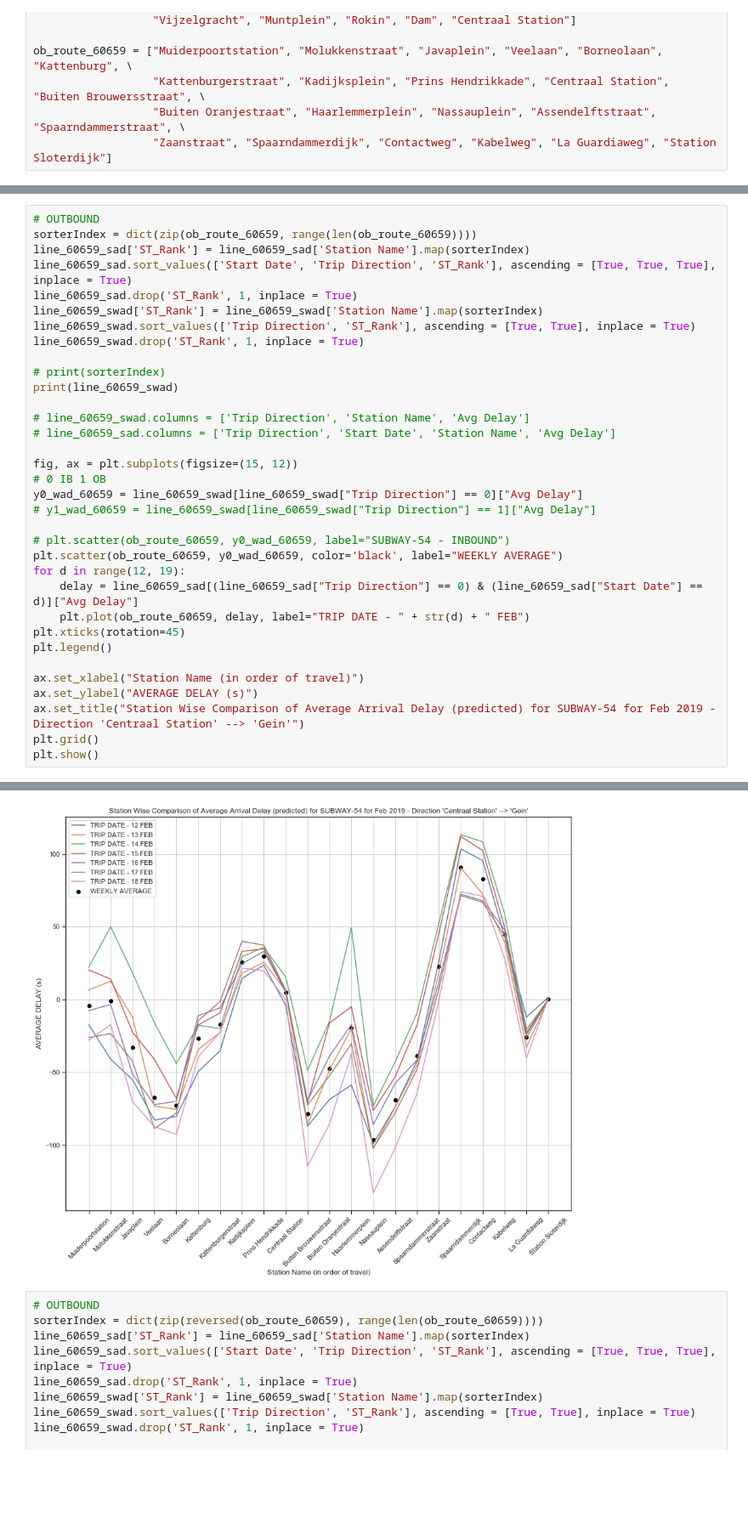
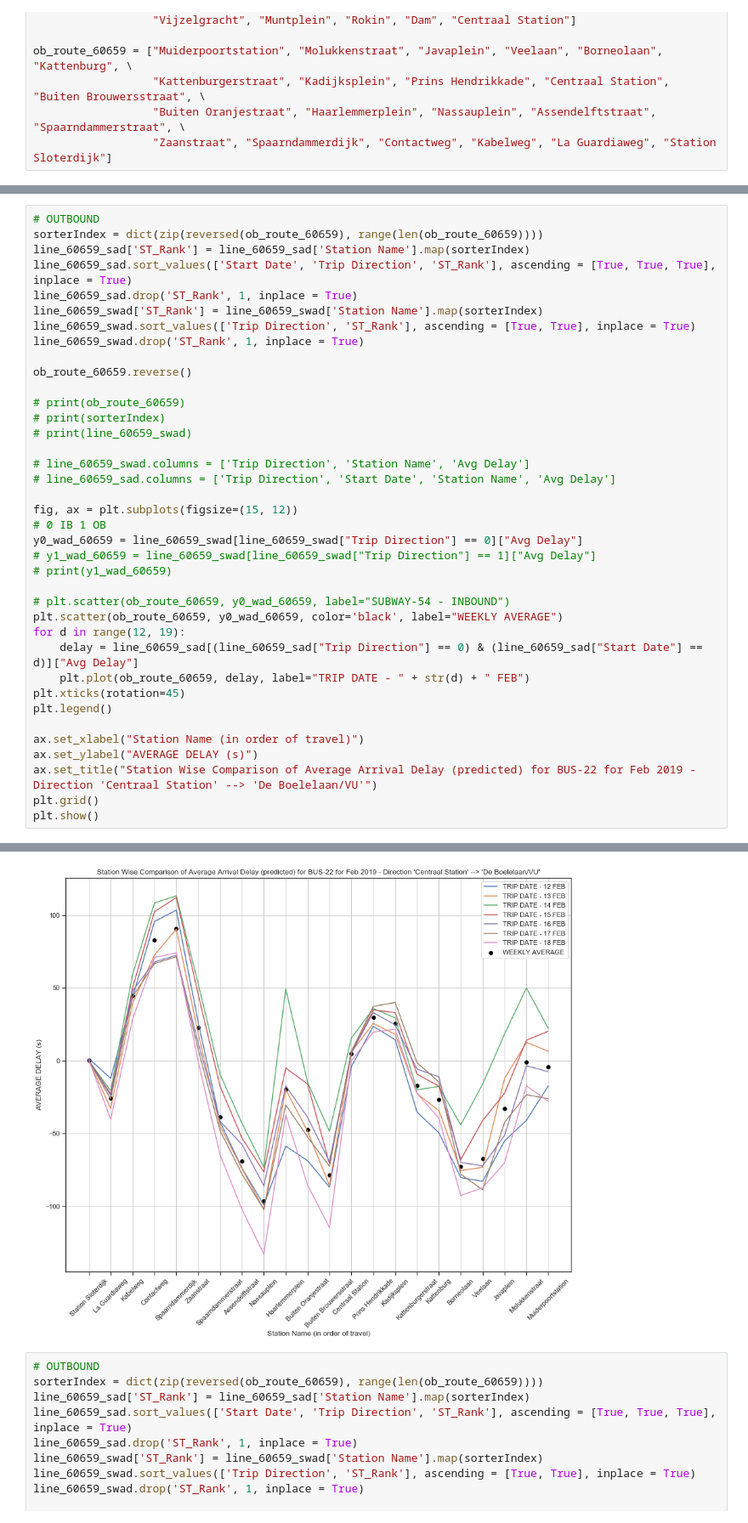
Before and after one commit to kakkaranupam/gtfs-code, a Jupyter notebook: Untitled.ipynb, the cells around one changed output, grey strips where cells are left out. Shown at 85% size. Cells and saved outputs as stored; diff of their text form; blank space fills up the shorter version.

```diff
--- a/Untitled.ipynb
+++ b/Untitled.ipynb
@@ -911,7 +960,7 @@ Connected to DB ... 128
 4               0          12       Centraal Station   -4.0848
 # %%
 # OUTBOUND
-sorterIndex = dict(zip(ob_route_60659, range(len(ob_route_60659))))
+sorterIndex = dict(zip(reversed(ob_route_60659), range(len(ob_route_60659))))
 line_60659_sad['ST_Rank'] = line_60659_sad['Station Name'].map(sorterIndex)
 line_60659_sad.sort_values(['Start Date', 'Trip Direction', 'ST_Rank'], ascending = [True, True, True], inplace = True)
 line_60659_sad.drop('ST_Rank', 1, inplace = True)
@@ -919,8 +968,11 @@ line_60659_swad['ST_Rank'] = line_60659_swad['Station Name'].map(sorterIndex)
 line_60659_swad.sort_values(['Trip Direction', 'ST_Rank'], ascending = [True, True], inplace = True)
 line_60659_swad.drop('ST_Rank', 1, inplace = True)
 
+ob_route_60659.reverse()
+
+# print(ob_route_60659)
 # print(sorterIndex)
-print(line_60659_swad)
+# print(line_60659_swad)
 
 # line_60659_swad.columns = ['Trip Direction', 'Station Name', 'Avg Delay']
 # line_60659_sad.columns = ['Trip Direction', 'Start Date', 'Station Name', 'Avg Delay']
@@ -929,6 +981,7 @@ fig, ax = plt.subplots(figsize=(15, 12))
 # 0 IB 1 OB
 y0_wad_60659 = line_60659_swad[line_60659_swad["Trip Direction"] == 0]["Avg Delay"]
 # y1_wad_60659 = line_60659_swad[line_60659_swad["Trip Direction"] == 1]["Avg Delay"]
+# print(y1_wad_60659)
 
 # plt.scatter(ob_route_60659, y0_wad_60659, label="SUBWAY-54 - INBOUND")
 plt.scatter(ob_route_60659, y0_wad_60659, color='black', label="WEEKLY AVERAGE")
@@ -940,7 +993,7 @@ plt.legend()
 
 ax.set_xlabel("Station Name (in order of travel)")
 ax.set_ylabel("AVERAGE DELAY (s)")
-ax.set_title("Station Wise Comparison of Average Arrival Delay (predicted) for SUBWAY-54 for Feb 2019 - Direction 'Centraal Station' --> 'Gein'")
+ax.set_title("Station Wise Comparison of Average Arrival Delay (predicted) for BUS-22 for Feb 2019 - Direction 'Centraal Station' --> 'De Boelelaan/VU'")
 plt.grid()
 plt.show()
 # %% [output]
@@ -964,4 +1000,4 @@ plt.show()
-[figure, old version]
+[figure, new version]
 # %%
 # OUTBOUND
 sorterIndex = dict(zip(reversed(ob_route_60659), range(len(ob_route_60659))))
```
Also changed, not shown: parts of 22 cells of this notebook, 2 other files.
